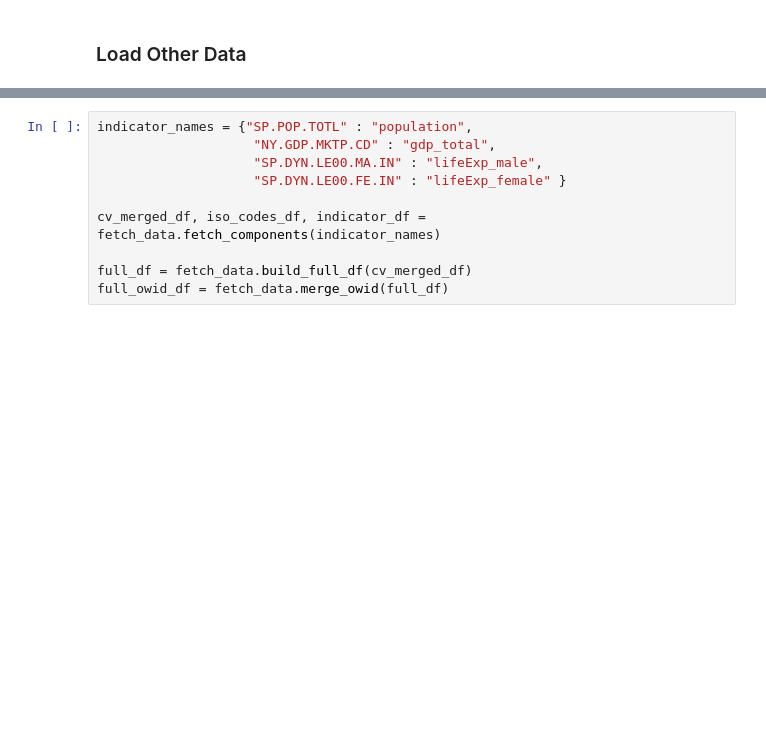
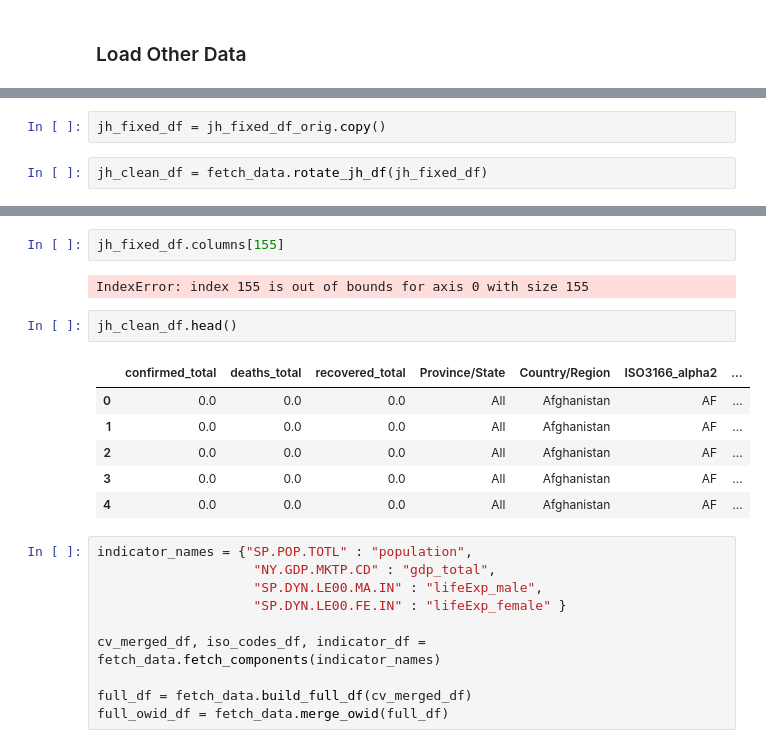
Before and after one commit to rckeely2/cv_dashboard, a Jupyter notebook: testing_data.ipynb, the cells around one changed output, grey strips where cells are left out. Drawn from its saved outputs; the diff is of its cells as text; blank space fills up the shorter version.

```diff
--- a/testing_data.ipynb
+++ b/testing_data.ipynb
@@ -114,0 +487,4 @@ Refreshed at 2020-06-08 16:04:49.770892
+# %%
+jh_fixed_df = jh_fixed_df_orig.copy()
+# %%
+jh_clean_df = fetch_data.rotate_jh_df(jh_fixed_df)
@@ -115,3 +509,16 @@ Refreshed at 2020-06-08 16:04:49.770892
+# %%
+jh_fixed_df.columns[155]
+# %% [output]
+IndexError: index 155 is out of bounds for axis 0 with size 155
+# %%
+jh_clean_df.head()
+# %% [output]
+|  | confirmed_total | deaths_total | recovered_total | Province/State | Country/Region | ISO3166_alpha2 | ... |
+| 0 | 0.0 | 0.0 | 0.0 | All | Afghanistan | AF | ... |
+| 1 | 0.0 | 0.0 | 0.0 | All | Afghanistan | AF | ... |
+| 2 | 0.0 | 0.0 | 0.0 | All | Afghanistan | AF | ... |
+| 3 | 0.0 | 0.0 | 0.0 | All | Afghanistan | AF | ... |
+| 4 | 0.0 | 0.0 | 0.0 | All | Afghanistan | AF | ... |
 # %%
 indicator_names = {"SP.POP.TOTL" : "population",
 					"NY.GDP.MKTP.CD" : "gdp_total",
```
Also changed, not shown: parts of 57 cells of this notebook, 3 other files.
